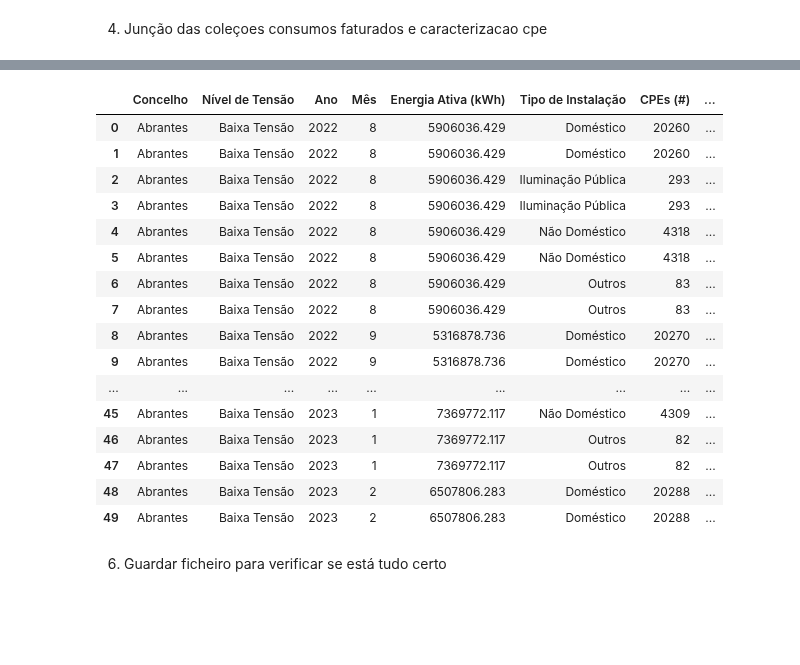
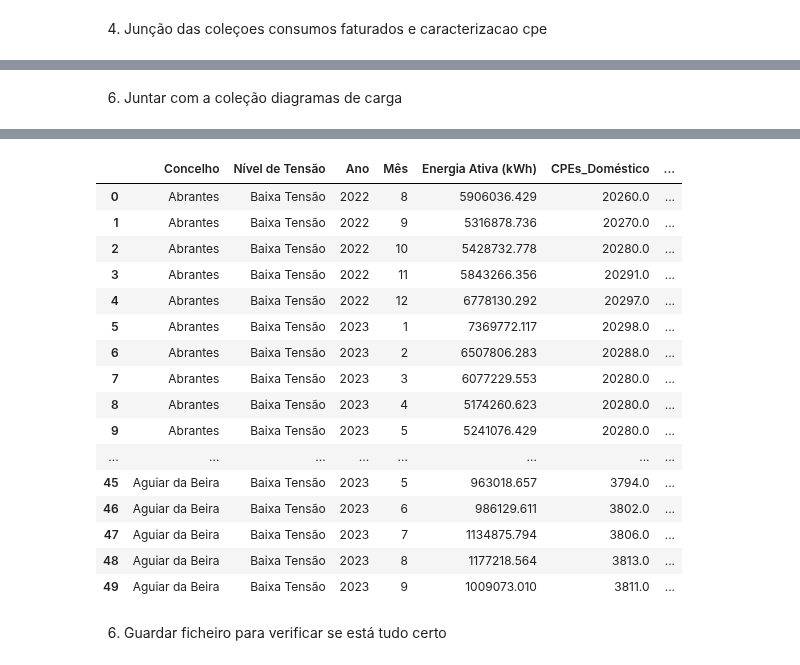
Before and after one commit to kreativermario/Projeto-DECD, a Jupyter notebook: notebooks/tratamento_juncao.ipynb, the cells around one changed output, grey strips where cells are left out. Drawn from its saved outputs; the diff is of its cells as text; code cells hidden in the pictures; blank space fills up the shorter version.

```diff
--- a/notebooks/tratamento_juncao.ipynb
+++ b/notebooks/tratamento_juncao.ipynb
@@ -70,0 +55,15 @@ df_caracterizacao_cpe_grouped
+# %%
+# Criar colunas para cada 'Tipo de Instalação' e somar 'CPEs (#)'
+df_caracterizacao_cpe_grouped = df_caracterizacao_cpe.pivot_table(index=['Concelho', 'Nível de Tensão', 'Ano', 'Mês'],
+                                               columns='Tipo de Instalação',
+                                               values='CPEs (#)',
+                                               aggfunc='sum').reset_index()
+
+# Preencher valores vazios com 0
+df_caracterizacao_cpe_grouped.fillna(0, inplace=True)
+
+# Renomear as colunas
+df_caracterizacao_cpe_grouped.columns.name = None
+df_caracterizacao_cpe_grouped.columns = [col if col in ['Concelho', 'Nível de Tensão', 'Ano', 'Mês'] else f"CPEs_{col}" for col in df_caracterizacao_cpe_grouped.columns]
+
+df_caracterizacao_cpe_grouped.head()
@@ -131,0 +138,15 @@ memory usage: 1.7+ MB
+# %%
+# Criar colunas para 'Inclui Mobilidade Elétrica' e somar 'CPEs com DCs Recolhidos (#)'
+df_pivoted_mobility = df_diagrama_carga.pivot_table(index=['Concelho', 'Ano', 'Mês'],
+                                                        columns='Inclui Mobilidade Elétrica',
+                                                        values='CPEs com DCs Recolhidos (#)',
+                                                        aggfunc='sum').reset_index()
+
+# Valores NA preencher com 0
+df_pivoted_mobility.fillna(0, inplace=True)
+
+# Renomear as colunas
+df_pivoted_mobility.columns.name = None
+df_pivoted_mobility.columns = [col if col in ['Concelho', 'Ano', 'Mês'] else f"CPEs_Mobilidade_Eletrica_{col}" for col in df_pivoted_mobility.columns]
+
+df_pivoted_mobility.head()
@@ -132,5 +160,7 @@ memory usage: 1.7+ MB
+# %% [markdown]
+6. Juntar com a coleção diagramas de carga
 # %%
-merged_df = pd.merge(merged_df, df_diagrama_carga, on=['Concelho', 'Ano', 'Mês'], how='inner')
+merged_df = pd.merge(merged_df, df_pivoted_mobility, on=['Concelho', 'Ano', 'Mês'], how='inner')
 
 # Verificar nulls
 null_counts = merged_df.isnull().sum()
@@ -162,20 +192,20 @@ memory usage: 3.4+ MB
-|  | Concelho | Nível de Tensão | Ano | Mês | Energia Ativa (kWh) | Tipo de Instalação | CPEs (#) | ... |
-| 0 | Abrantes | Baixa Tensão | 2022 | 8 | 5906036.429 | Doméstico | 20260 | ... |
-| 1 | Abrantes | Baixa Tensão | 2022 | 8 | 5906036.429 | Doméstico | 20260 | ... |
-| 2 | Abrantes | Baixa Tensão | 2022 | 8 | 5906036.429 | Iluminação Pública | 293 | ... |
-| 3 | Abrantes | Baixa Tensão | 2022 | 8 | 5906036.429 | Iluminação Pública | 293 | ... |
-| 4 | Abrantes | Baixa Tensão | 2022 | 8 | 5906036.429 | Não Doméstico | 4318 | ... |
-| 5 | Abrantes | Baixa Tensão | 2022 | 8 | 5906036.429 | Não Doméstico | 4318 | ... |
-| 6 | Abrantes | Baixa Tensão | 2022 | 8 | 5906036.429 | Outros | 83 | ... |
-| 7 | Abrantes | Baixa Tensão | 2022 | 8 | 5906036.429 | Outros | 83 | ... |
-| 8 | Abrantes | Baixa Tensão | 2022 | 9 | 5316878.736 | Doméstico | 20270 | ... |
-| 9 | Abrantes | Baixa Tensão | 2022 | 9 | 5316878.736 | Doméstico | 20270 | ... |
-| ... | ... | ... | ... | ... | ... | ... | ... | ... |
-| 45 | Abrantes | Baixa Tensão | 2023 | 1 | 7369772.117 | Não Doméstico | 4309 | ... |
-| 46 | Abrantes | Baixa Tensão | 2023 | 1 | 7369772.117 | Outros | 82 | ... |
-| 47 | Abrantes | Baixa Tensão | 2023 | 1 | 7369772.117 | Outros | 82 | ... |
-| 48 | Abrantes | Baixa Tensão | 2023 | 2 | 6507806.283 | Doméstico | 20288 | ... |
-| 49 | Abrantes | Baixa Tensão | 2023 | 2 | 6507806.283 | Doméstico | 20288 | ... |
+|  | Concelho | Nível de Tensão | Ano | Mês | Energia Ativa (kWh) | CPEs_Doméstico | ... |
+| 0 | Abrantes | Baixa Tensão | 2022 | 8 | 5906036.429 | 20260.0 | ... |
+| 1 | Abrantes | Baixa Tensão | 2022 | 9 | 5316878.736 | 20270.0 | ... |
+| 2 | Abrantes | Baixa Tensão | 2022 | 10 | 5428732.778 | 20280.0 | ... |
+| 3 | Abrantes | Baixa Tensão | 2022 | 11 | 5843266.356 | 20291.0 | ... |
+| 4 | Abrantes | Baixa Tensão | 2022 | 12 | 6778130.292 | 20297.0 | ... |
+| 5 | Abrantes | Baixa Tensão | 2023 | 1 | 7369772.117 | 20298.0 | ... |
+| 6 | Abrantes | Baixa Tensão | 2023 | 2 | 6507806.283 | 20288.0 | ... |
+| 7 | Abrantes | Baixa Tensão | 2023 | 3 | 6077229.553 | 20280.0 | ... |
+| 8 | Abrantes | Baixa Tensão | 2023 | 4 | 5174260.623 | 20280.0 | ... |
+| 9 | Abrantes | Baixa Tensão | 2023 | 5 | 5241076.429 | 20280.0 | ... |
+| ... | ... | ... | ... | ... | ... | ... | ... |
+| 45 | Aguiar da Beira | Baixa Tensão | 2023 | 5 | 963018.657 | 3794.0 | ... |
+| 46 | Aguiar da Beira | Baixa Tensão | 2023 | 6 | 986129.611 | 3802.0 | ... |
+| 47 | Aguiar da Beira | Baixa Tensão | 2023 | 7 | 1134875.794 | 3806.0 | ... |
+| 48 | Aguiar da Beira | Baixa Tensão | 2023 | 8 | 1177218.564 | 3813.0 | ... |
+| 49 | Aguiar da Beira | Baixa Tensão | 2023 | 9 | 1009073.010 | 3811.0 | ... |
 # %% [markdown]
 6. Guardar ficheiro para verificar se está tudo certo
 # %%
```
Also changed, not shown: parts of 7 cells of this notebook, 2 other files.
